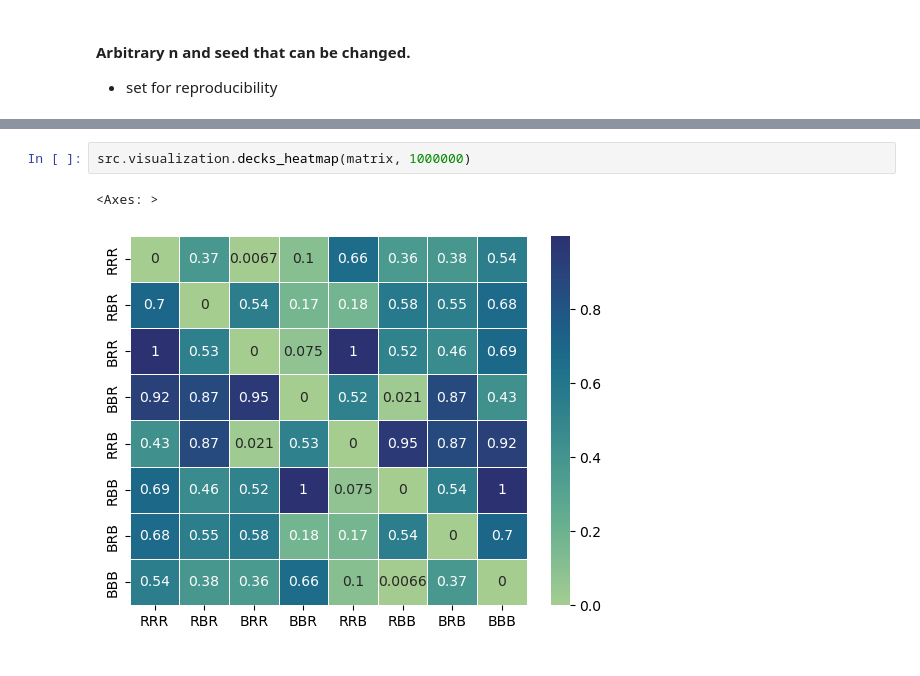
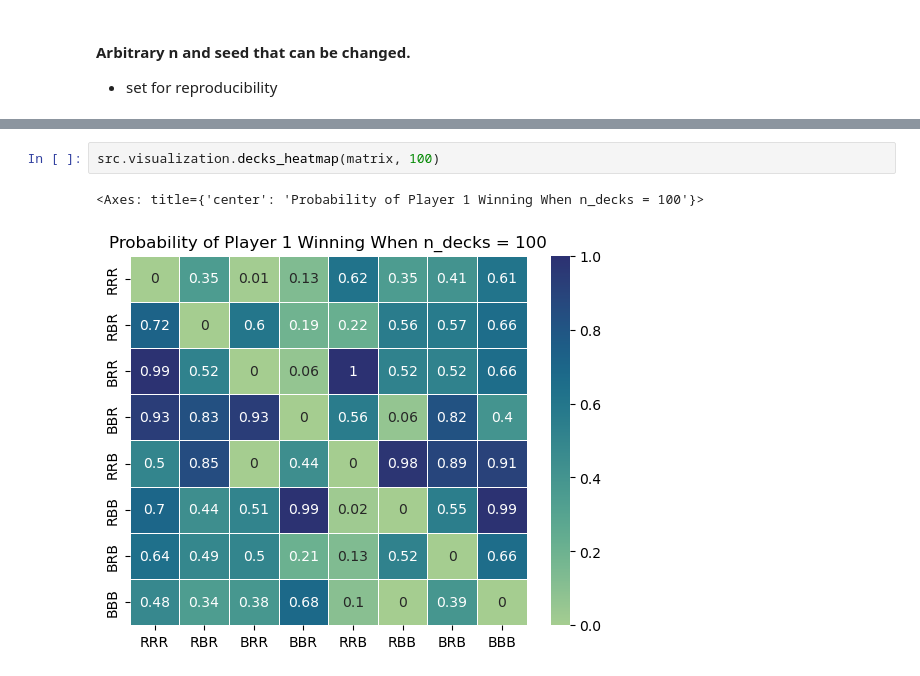
Before and after one commit to ajstiglitz/ProjectPenney, a Jupyter notebook: WorkingCode.ipynb, the cells around one changed output, grey strips where cells are left out. Saved outputs shown, nothing was run; the diff lists cells and outputs as text.

```diff
--- a/WorkingCode.ipynb
+++ b/WorkingCode.ipynb
@@ -54,5 +39,5 @@ array([[0.      , 0.374465, 0.006686, 0.104295, 0.659914, 0.363091,
 # %%
-src.visualization.decks_heatmap(matrix, 1000000)
+src.visualization.decks_heatmap(matrix, 100)
 # %% [output]
-<Axes: >
+<Axes: title={'center': 'Probability of Player 1 Winning When n_decks = 100'}>
-[figure, old version]
+[figure, new version]
```
Also changed, not shown: parts of 4 cells of this notebook, 5 other files.
